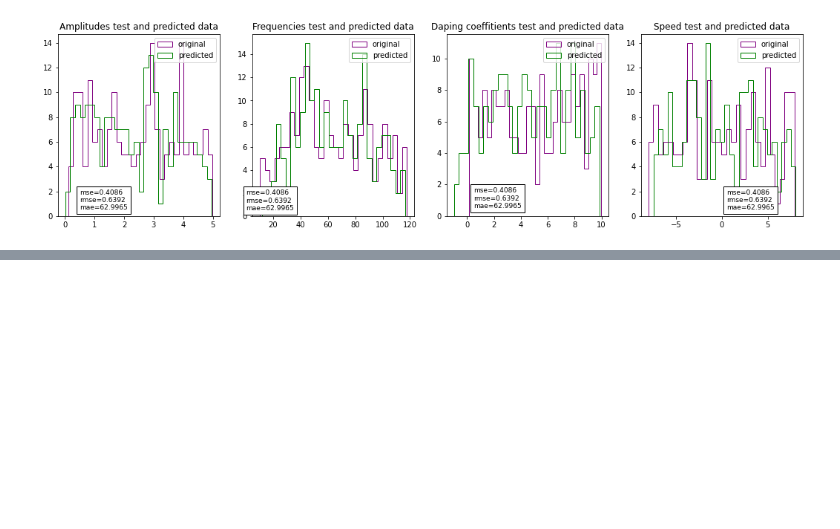
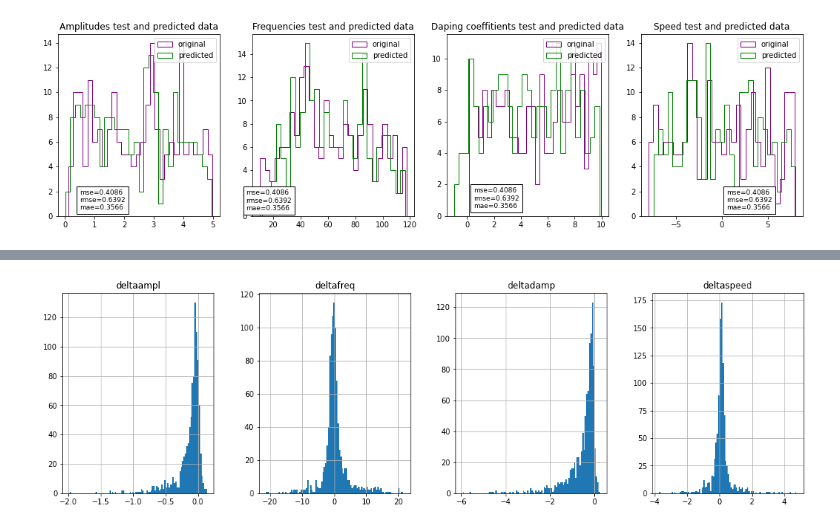
Before and after one commit to center4ml/predict_param_NMR, a Jupyter notebook: NMR_model_eval_short.ipynb, the cells around one changed output, grey strips where cells are left out. Cells and saved outputs as stored; diff of their text form; code cells hidden in the pictures; blank space fills up the shorter version.

```diff
--- a/NMR_model_eval_short.ipynb
+++ b/NMR_model_eval_short.ipynb
@@ -83,13 +87,13 @@ amp, freq, damp, speed = y_pred
 # %%
-amp = (amp * 1.3739507) + 2.5182393
-freq = (freq * 31.369093) + 64.331924
-damp = (damp * 2.8327253) + 5.200225
-speed = (speed * 4.654785) + 0.07005237
+amp_pred = (amp_pred * 1.3739507) + 2.5182393
+freq_pred = (freq_pred * 31.369093) + 64.331924
+damp_pred = (damp_pred * 2.8327253) + 5.200225
+speed_pred = (speed_pred * 4.654785) + 0.07005237
 # %%
-y_pred_ampl = pd.DataFrame(amp, columns=['ampl'])
-y_pred_freq = pd.DataFrame(freq, columns=['freq'])
-y_pred_damp = pd.DataFrame(damp, columns=['damp'])
-y_pred_speed = pd.DataFrame(speed, columns=['speed'])
+y_pred_ampl = pd.DataFrame(amp_pred, columns=['ampl_pred'])
+y_pred_freq = pd.DataFrame(freq_pred, columns=['freq_pred'])
+y_pred_damp = pd.DataFrame(damp_pred, columns=['damp_pred'])
+y_pred_speed = pd.DataFrame(speed_pred, columns=['speed_pred'])
 # %%
 df_y_pred = y_pred_ampl.join(y_pred_freq).join(y_pred_damp).join(y_pred_speed)
 # %%
@@ -245,3 +265,11 @@ plt.savefig('plot2.png', dpi=200)
 plt.show()
 # %% [output]
 [figure]
+# %%
+deltaampl = pd.DataFrame((df_y_pred['ampl_pred'] - y_test['ampl']), columns=['deltaampl'])
+deltafreq = pd.DataFrame((df_y_pred['freq_pred'] - y_test['freq']), columns=['deltafreq'])
+deltadamp = pd.DataFrame((df_y_pred['damp_pred'] - y_test['damp']), columns=['deltadamp'])
+deltaspeed = pd.DataFrame((df_y_pred['speed_pred'] - y_test['speed']), columns=['deltaspeed'])
+# %%
+delta = deltaampl.join(deltafreq).join(deltadamp).join(deltaspeed)
+delta
@@ -247,0 +290,6 @@ plt.show()
+# %%
+fig, axes = plt.subplots(1, 4, figsize=(18,5))
+for col, axis in zip(delta.columns, axes):
+    delta.hist(column = col, bins = 100, ax=axis)
+# %% [output]
+[figure, added]
```
Also changed, not shown: parts of 19 cells of this notebook.
